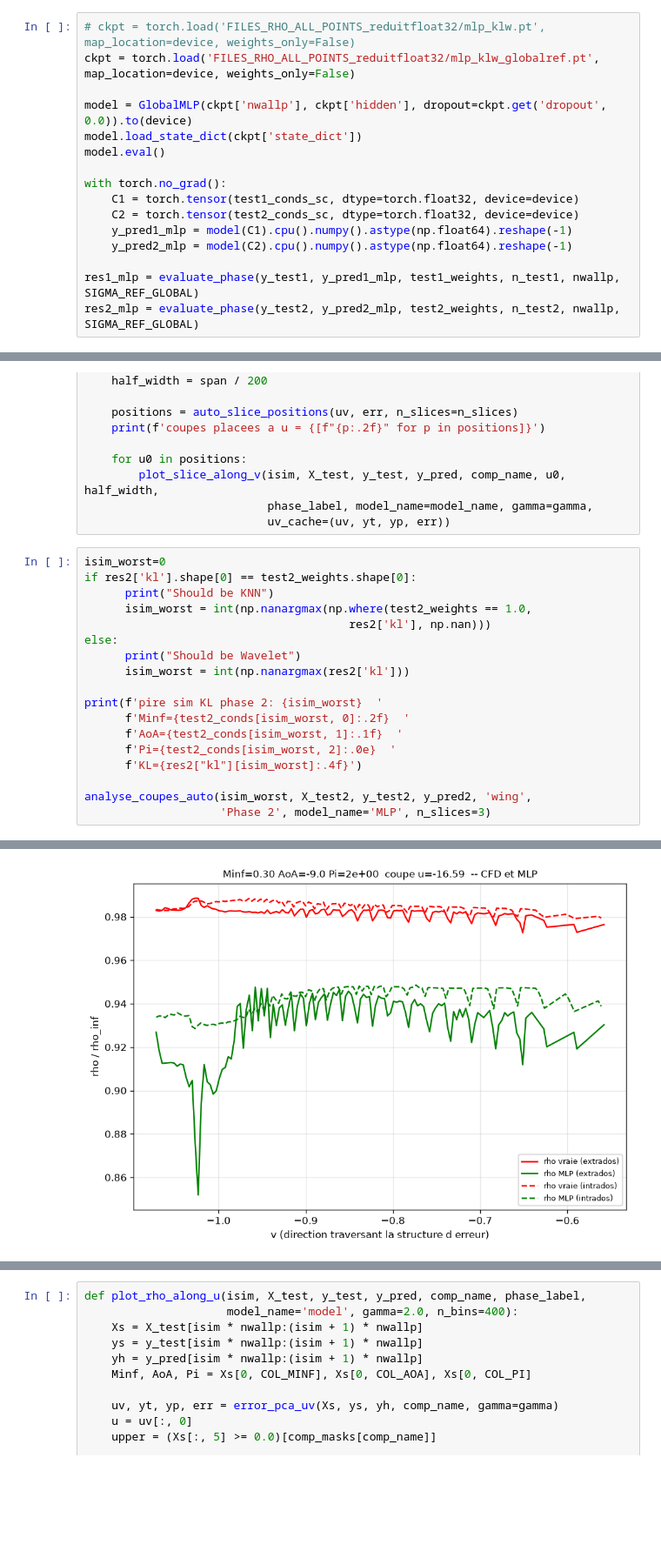
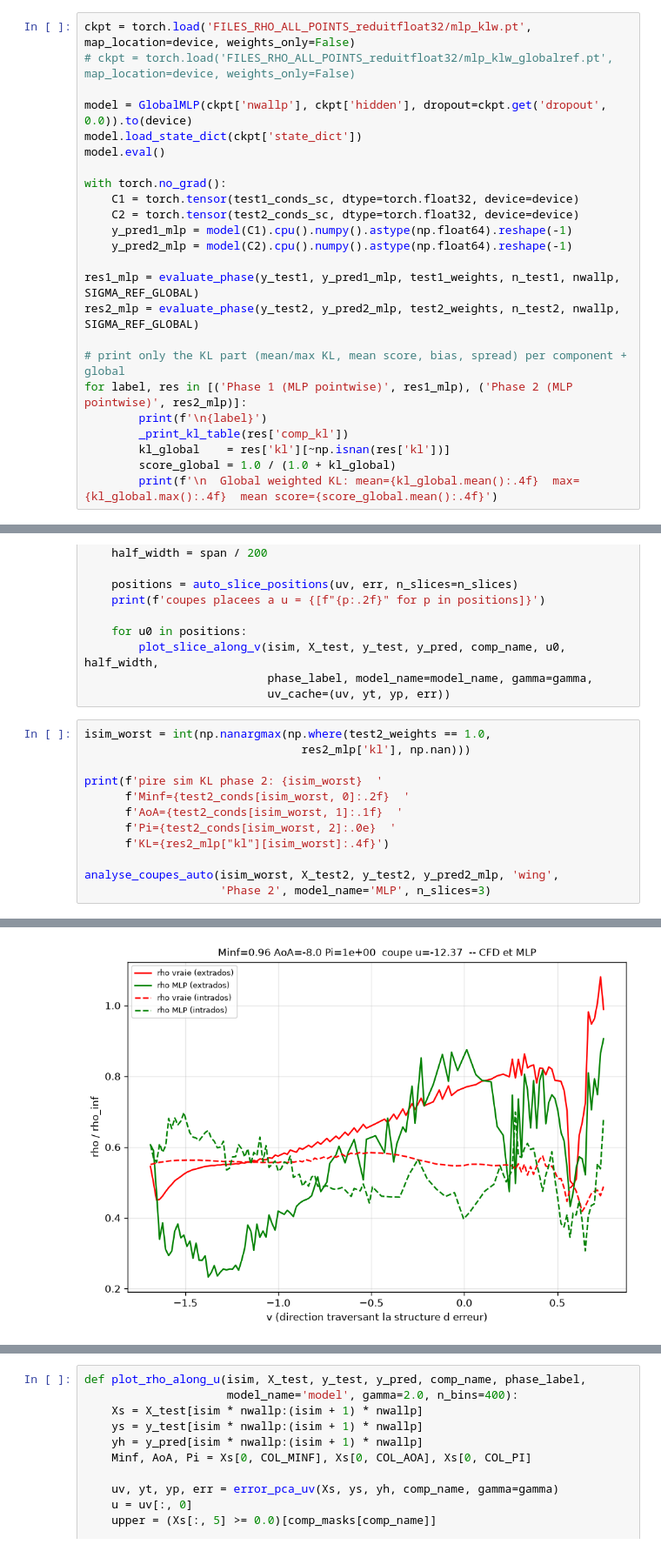
Before and after one commit to Akawalid/onera_468_crm_wall_distribution_regression_challenge_v2, a Jupyter notebook: copy.ipynb, the cells around one changed output, grey strips where cells are left out. Shown at 87% size. Cells and saved outputs as stored; diff of their text form; blank space fills up the shorter version.

```diff
--- a/copy.ipynb
+++ b/copy.ipynb
@@ -501,6 +485,6 @@ device: cuda
 # %%
-# ckpt = torch.load('FILES_RHO_ALL_POINTS_reduitfloat32/mlp_klw.pt', map_location=device, weights_only=False)
-ckpt = torch.load('FILES_RHO_ALL_POINTS_reduitfloat32/mlp_klw_globalref.pt', map_location=device, weights_only=False)
+ckpt = torch.load('FILES_RHO_ALL_POINTS_reduitfloat32/mlp_klw.pt', map_location=device, weights_only=False)
+# ckpt = torch.load('FILES_RHO_ALL_POINTS_reduitfloat32/mlp_klw_globalref.pt', map_location=device, weights_only=False)
 
 model = GlobalMLP(ckpt['nwallp'], ckpt['hidden'], dropout=ckpt.get('dropout', 0.0)).to(device)
 model.load_state_dict(ckpt['state_dict'])
@@ -514,3 +498,11 @@ with torch.no_grad():
 
 res1_mlp = evaluate_phase(y_test1, y_pred1_mlp, test1_weights, n_test1, nwallp, SIGMA_REF_GLOBAL)
 res2_mlp = evaluate_phase(y_test2, y_pred2_mlp, test2_weights, n_test2, nwallp, SIGMA_REF_GLOBAL)
+
+# print only the KL part (mean/max KL, mean score, bias, spread) per component + global
+for label, res in [('Phase 1 (MLP pointwise)', res1_mlp), ('Phase 2 (MLP pointwise)', res2_mlp)]:
+        print(f'\n{label}')
+        _print_kl_table(res['comp_kl'])
+        kl_global    = res['kl'][~np.isnan(res['kl'])]
+        score_global = 1.0 / (1.0 + kl_global)
+        print(f'\n  Global weighted KL: mean={kl_global.mean():.4f}  max={kl_global.max():.4f}  mean score={score_global.mean():.4f}')
@@ -844,21 +693,15 @@ def analyse_coupes_auto(isim, X_test, y_test, y_pred, comp_name, phase_label,
                            phase_label, model_name=model_name, gamma=gamma,
                            uv_cache=(uv, yt, yp, err))
 # %%
-isim_worst=0
-if res2['kl'].shape[0] == test2_weights.shape[0]:
-      print("Should be KNN")
-      isim_worst = int(np.nanargmax(np.where(test2_weights == 1.0,
-                                       res2['kl'], np.nan)))
-else:
-      print("Should be Wavelet")
-      isim_worst = int(np.nanargmax(res2['kl']))
+isim_worst = int(np.nanargmax(np.where(test2_weights == 1.0,
+                                res2_mlp['kl'], np.nan)))
 
 print(f'pire sim KL phase 2: {isim_worst}  '
       f'Minf={test2_conds[isim_worst, 0]:.2f}  '
       f'AoA={test2_conds[isim_worst, 1]:.1f}  '
       f'Pi={test2_conds[isim_worst, 2]:.0e}  '
-      f'KL={res2["kl"][isim_worst]:.4f}')
+      f'KL={res2_mlp["kl"][isim_worst]:.4f}')
 
-analyse_coupes_auto(isim_worst, X_test2, y_test2, y_pred2, 'wing',
+analyse_coupes_auto(isim_worst, X_test2, y_test2, y_pred2_mlp, 'wing',
                     'Phase 2', model_name='MLP', n_slices=3)
 # %% [output]
@@ -868 +710 @@ coupes placees a u = ['-16.59', '5.71', '9.90']
-[figure, old version]
+[figure, new version]
```
Also changed, not shown: parts of 21 cells of this notebook, 49 other files.
